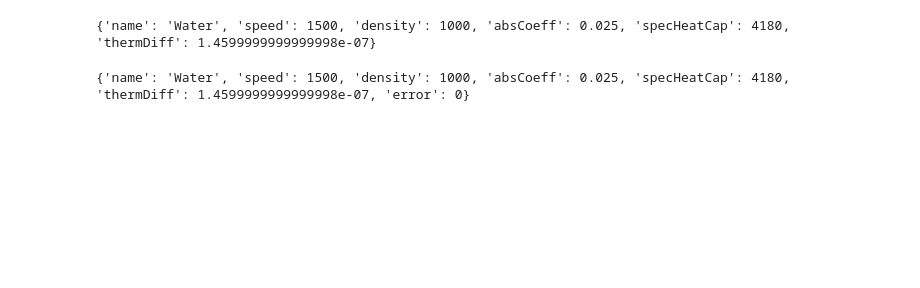
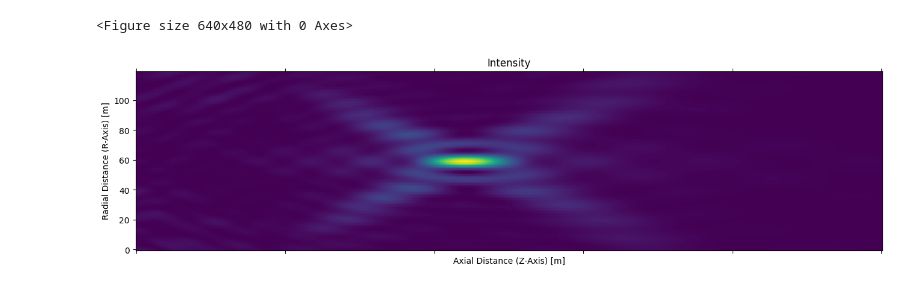
Before and after one commit to C2H5OH-Consumer/Temp4HIFU, a Jupyter notebook: src/testjupyter.ipynb, the cells around one changed output. Saved outputs shown, nothing was run; the diff lists cells and outputs as text; code cells hidden in the pictures; blank space fills up the shorter version.

Commit message:
Work towards updating 2D graph

```diff
--- a/src/testjupyter.ipynb
+++ b/src/testjupyter.ipynb
@@ -11,22 +12,21 @@ from presets import setmedium
 # %%
 press_data = pd.read_csv(r"C:\Users\geral\OneDrive\Documents\GitHub\TempCompliance4HIFU\src\sample_data.csv")  # sample_data == 121 x 501 double
 mediumProp = setmedium.setMedium('Water',0)
-print(mediumProp)
+
+# print(press_data)
+# print(mediumProp)
-# %% [output]
-{'name': 'Water', 'speed': 1500, 'density': 1000, 'absCoeff': 0.025, 'specHeatCap': 4180, 'thermDiff': 1.4599999999999998e-07}
-# %%
-mediumProp = dict(
-                name = 'Water',
-                speed = 1500,
-                density = 1000,
-                absCoeff = 0.025,
-                specHeatCap = 4180,
-                thermDiff = 1.46 * 1e-7,
-                error = 0,
-            )
-print(mediumProp)
-# %% [output]
-{'name': 'Water', 'speed': 1500, 'density': 1000, 'absCoeff': 0.025, 'specHeatCap': 4180, 'thermDiff': 1.4599999999999998e-07, 'error': 0}
+# %%
+fig = plt.figure()
+plt.matshow(press_data)
+plt.gca().invert_yaxis()
+plt.tick_params(labeltop=False)
+plt.xlabel('Axial Distance (Z-Axis) [m]')
+plt.ylabel('Radial Distance (R-Axis) [m]')
+plt.title('Intensity')
+plt.show(fig)
+# %% [output]
+<Figure size 640x480 with 0 Axes>
+[figure, added]
 # %%
 # help(html.Div)
 # %%
```
Also changed, not shown: parts of 2 cells of this notebook.
